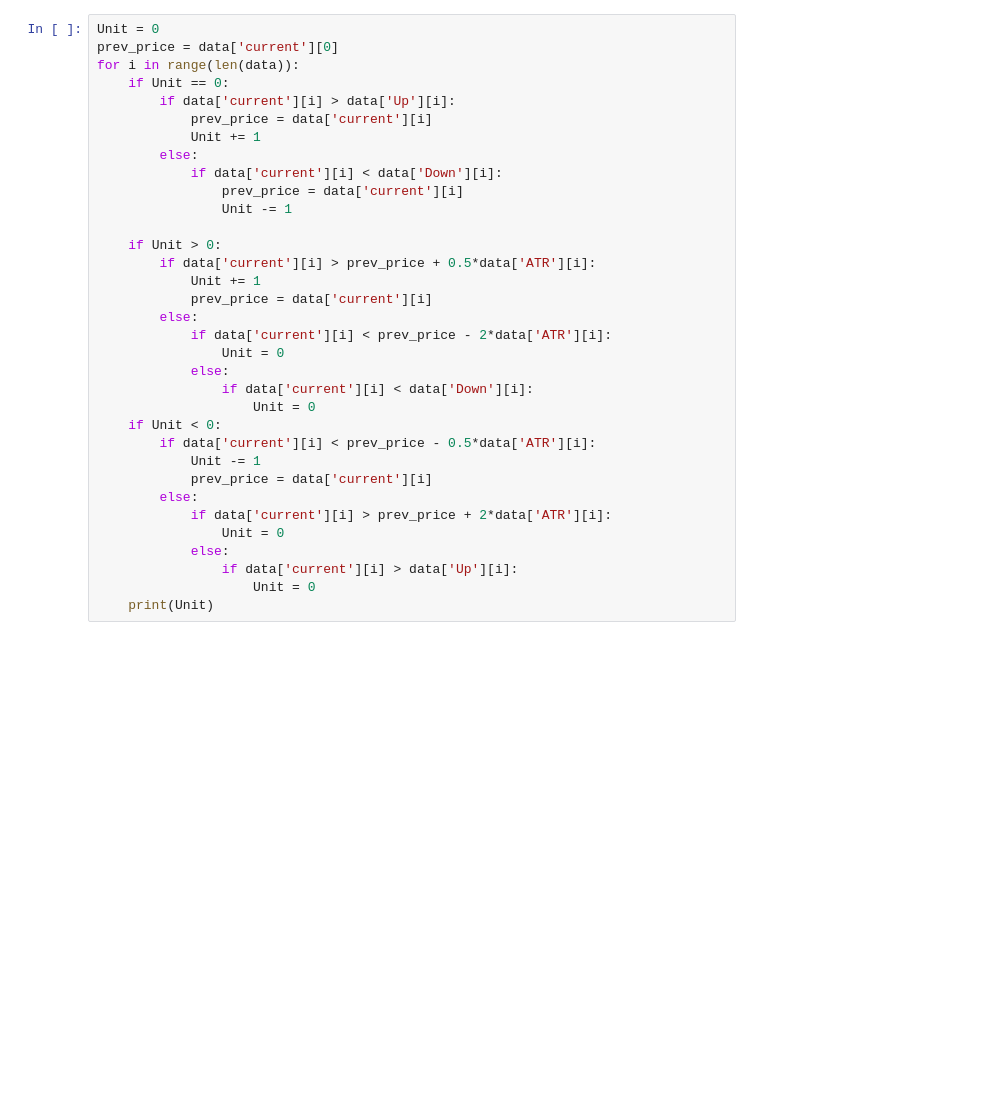
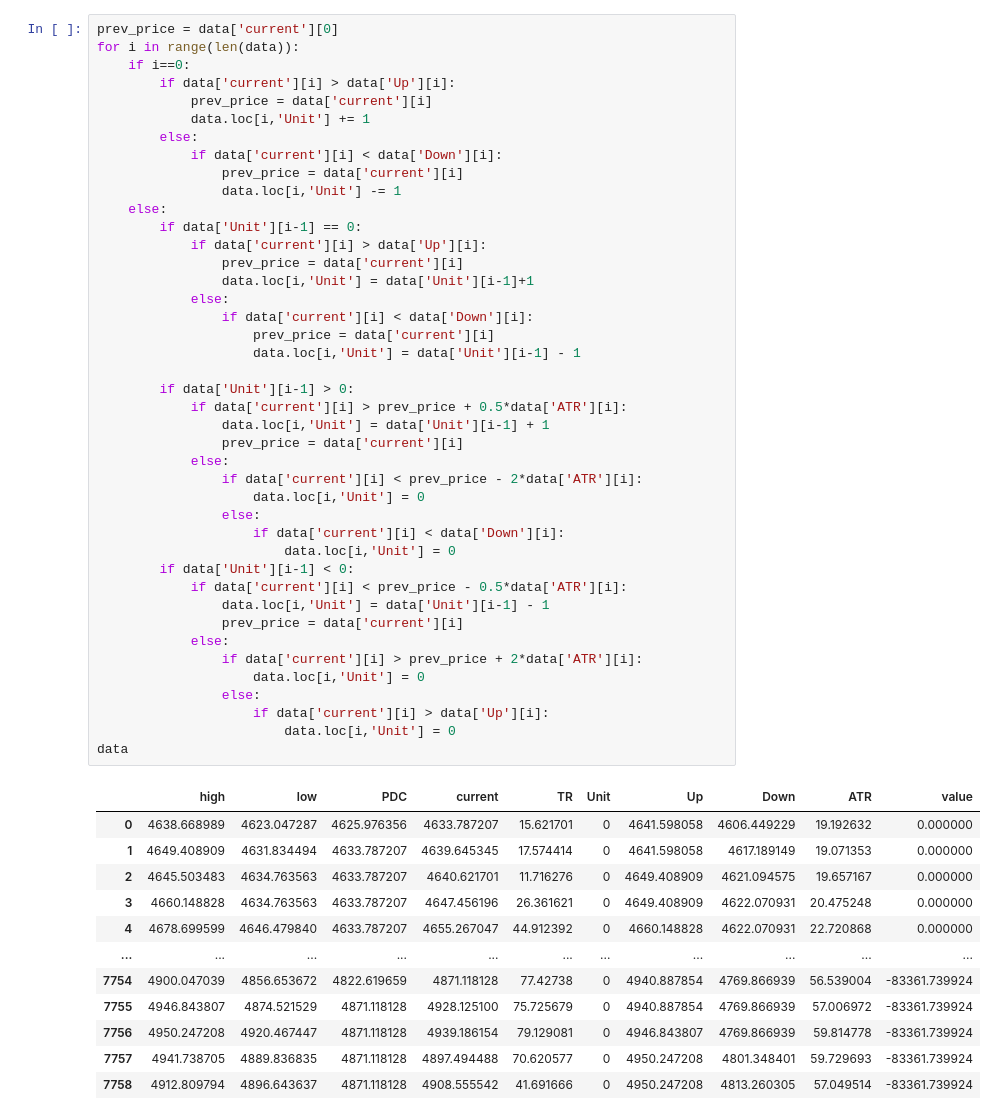
Before and after one commit to MaySVT/Quantitative-Trading-System, a Jupyter notebook: ATR Strategy.ipynb, the cells around one changed output. Cells and saved outputs as stored; diff of their text form; blank space fills up the shorter version.

```diff
--- a/ATR Strategy.ipynb
+++ b/ATR Strategy.ipynb
@@ -76,35 +73,55 @@ data
 # %%
-Unit = 0
 prev_price = data['current'][0]
 for i in range(len(data)):
-    if Unit == 0:
+    if i==0:
         if data['current'][i] > data['Up'][i]:
             prev_price = data['current'][i]
-            Unit += 1
+            data.loc[i,'Unit'] += 1
         else:
             if data['current'][i] < data['Down'][i]:
                 prev_price = data['current'][i]
-                Unit -= 1
-
-    if Unit > 0:
-        if data['current'][i] > prev_price + 0.5*data['ATR'][i]:
-            Unit += 1
-            prev_price = data['current'][i]
-        else:
-            if data['current'][i] < prev_price - 2*data['ATR'][i]:
-                Unit = 0
+                data.loc[i,'Unit'] -= 1
+    else:
+        if data['Unit'][i-1] == 0:
+            if data['current'][i] > data['Up'][i]:
+                prev_price = data['current'][i]
+                data.loc[i,'Unit'] = data['Unit'][i-1]+1
             else:
                 if data['current'][i] < data['Down'][i]:
-                    Unit = 0
-    if Unit < 0:
-        if data['current'][i] < prev_price - 0.5*data['ATR'][i]:
-            Unit -= 1
-            prev_price = data['current'][i]
-        else:
-            if data['current'][i] > prev_price + 2*data['ATR'][i]:
-                Unit = 0
+                    prev_price = data['current'][i]
+                    data.loc[i,'Unit'] = data['Unit'][i-1] - 1
+
+        if data['Unit'][i-1] > 0:
+            if data['current'][i] > prev_price + 0.5*data['ATR'][i]:
+                data.loc[i,'Unit'] = data['Unit'][i-1] + 1
+                prev_price = data['current'][i]
             else:
-                if data['current'][i] > data['Up'][i]:
-                    Unit = 0
-    print(Unit)
+                if data['current'][i] < prev_price - 2*data['ATR'][i]:
+                    data.loc[i,'Unit'] = 0
+                else:
+                    if data['current'][i] < data['Down'][i]:
+                        data.loc[i,'Unit'] = 0
+        if data['Unit'][i-1] < 0:
+            if data['current'][i] < prev_price - 0.5*data['ATR'][i]:
+                data.loc[i,'Unit'] = data['Unit'][i-1] - 1
+                prev_price = data['current'][i]
+            else:
+                if data['current'][i] > prev_price + 2*data['ATR'][i]:
+                    data.loc[i,'Unit'] = 0
+                else:
+                    if data['current'][i] > data['Up'][i]:
+                        data.loc[i,'Unit'] = 0
+data
 # %% [output]
+|  | high | low | PDC | current | TR | Unit | Up | Down | ATR | value |
+| 0 | 4638.668989 | 4623.047287 | 4625.976356 | 4633.787207 | 15.621701 | 0 | 4641.598058 | 4606.449229 | 19.192632 | 0.000000 |
+| 1 | 4649.408909 | 4631.834494 | 4633.787207 | 4639.645345 | 17.574414 | 0 | 4641.598058 | 4617.189149 | 19.071353 | 0.000000 |
+| 2 | 4645.503483 | 4634.763563 | 4633.787207 | 4640.621701 | 11.716276 | 0 | 4649.408909 | 4621.094575 | 19.657167 | 0.000000 |
+| 3 | 4660.148828 | 4634.763563 | 4633.787207 | 4647.456196 | 26.361621 | 0 | 4649.408909 | 4622.070931 | 20.475248 | 0.000000 |
+| 4 | 4678.699599 | 4646.479840 | 4633.787207 | 4655.267047 | 44.912392 | 0 | 4660.148828 | 4622.070931 | 22.720868 | 0.000000 |
+| ... | ... | ... | ... | ... | ... | ... | ... | ... | ... | ... |
+| 7754 | 4900.047039 | 4856.653672 | 4822.619659 | 4871.118128 | 77.42738 | 0 | 4940.887854 | 4769.866939 | 56.539004 | -83361.739924 |
+| 7755 | 4946.843807 | 4874.521529 | 4871.118128 | 4928.125100 | 75.725679 | 0 | 4940.887854 | 4769.866939 | 57.006972 | -83361.739924 |
+| 7756 | 4950.247208 | 4920.467447 | 4871.118128 | 4939.186154 | 79.129081 | 0 | 4946.843807 | 4769.866939 | 59.814778 | -83361.739924 |
+| 7757 | 4941.738705 | 4889.836835 | 4871.118128 | 4897.494488 | 70.620577 | 0 | 4950.247208 | 4801.348401 | 59.729693 | -83361.739924 |
+| 7758 | 4912.809794 | 4896.643637 | 4871.118128 | 4908.555542 | 41.691666 | 0 | 4950.247208 | 4813.260305 | 57.049514 | -83361.739924 |
```
Also changed, not shown: parts of 7 cells of this notebook.
